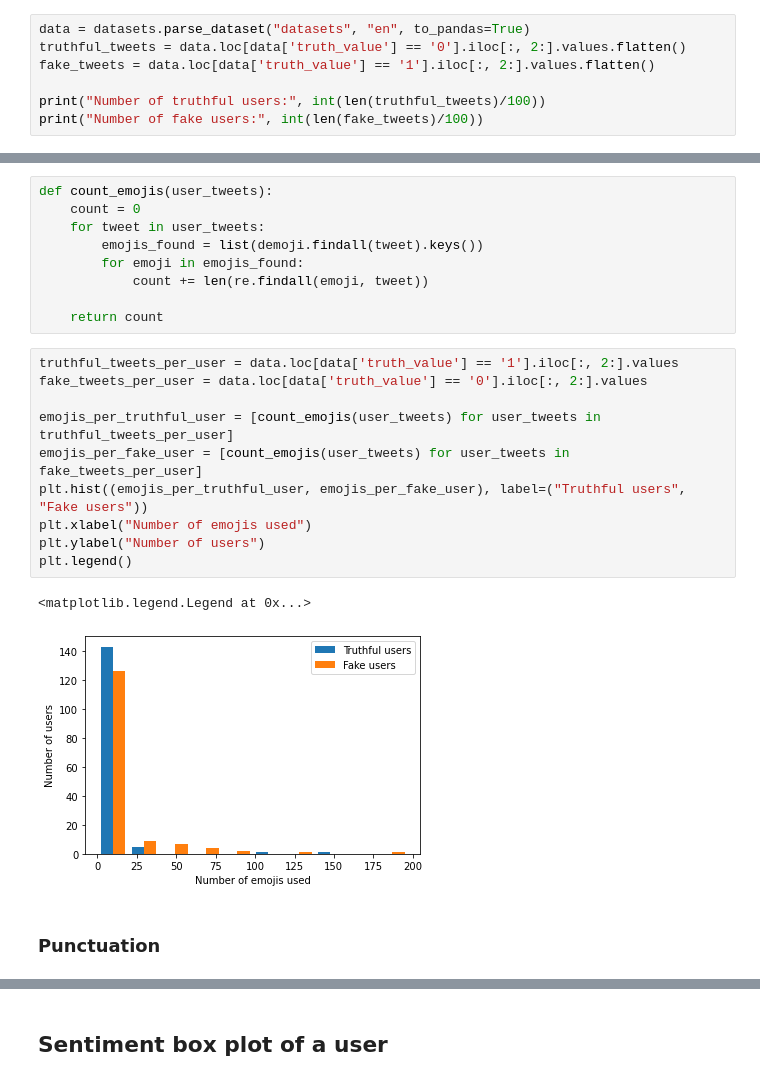
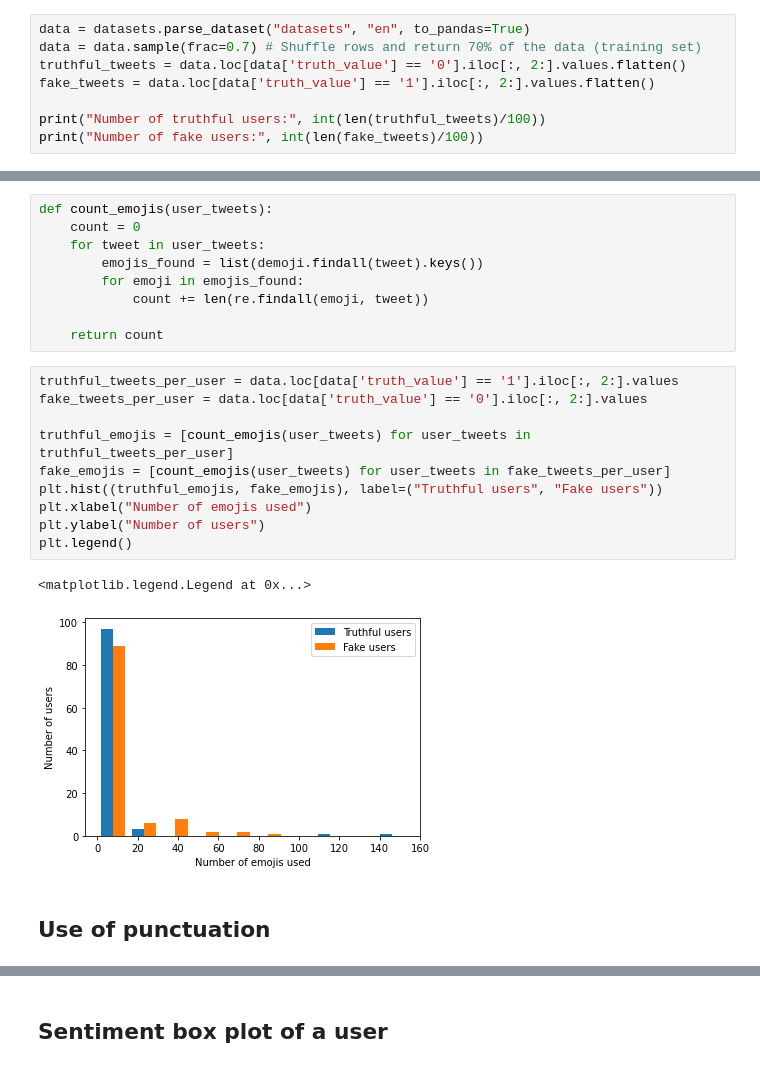
Before and after one commit to Fake-News-Profiling/fnp-models, a Jupyter notebook: classifier/investigate_dataset.ipynb, the cells around one changed output, grey strips where cells are left out. Drawn from its saved outputs; the diff is of its cells as text.

```diff
--- a/classifier/investigate_dataset.ipynb
+++ b/classifier/investigate_dataset.ipynb
@@ -26,6 +26,7 @@ import ipynb.fs.full.parse_datasets as datasets
 # Parse the dataset
 # %%
 data = datasets.parse_dataset("datasets", "en", to_pandas=True)
+data = data.sample(frac=0.7) # Shuffle rows and return 70% of the data (training set)
 truthful_tweets = data.loc[data['truth_value'] == '0'].iloc[:, 2:].values.flatten()
 fake_tweets = data.loc[data['truth_value'] == '1'].iloc[:, 2:].values.flatten()
 
@@ -381,15 +404,15 @@ def count_emojis(user_tweets):
 # %%
 truthful_tweets_per_user = data.loc[data['truth_value'] == '1'].iloc[:, 2:].values
 fake_tweets_per_user = data.loc[data['truth_value'] == '0'].iloc[:, 2:].values
 
-emojis_per_truthful_user = [count_emojis(user_tweets) for user_tweets in truthful_tweets_per_user]
-emojis_per_fake_user = [count_emojis(user_tweets) for user_tweets in fake_tweets_per_user]
-plt.hist((emojis_per_truthful_user, emojis_per_fake_user), label=("Truthful users", "Fake users"))
+truthful_emojis = [count_emojis(user_tweets) for user_tweets in truthful_tweets_per_user]
+fake_emojis = [count_emojis(user_tweets) for user_tweets in fake_tweets_per_user]
+plt.hist((truthful_emojis, fake_emojis), label=("Truthful users", "Fake users"))
 plt.xlabel("Number of emojis used")
 plt.ylabel("Number of users")
 plt.legend()
 # %% [output]
 <matplotlib.legend.Legend at 0x...>
-[figure, old version]
+[figure, new version]
-# %% [markdown]
-### Punctuation
+# %% [markdown]
+## Use of punctuation
```
Also changed, not shown: parts of 28 cells of this notebook, 1 other file.
